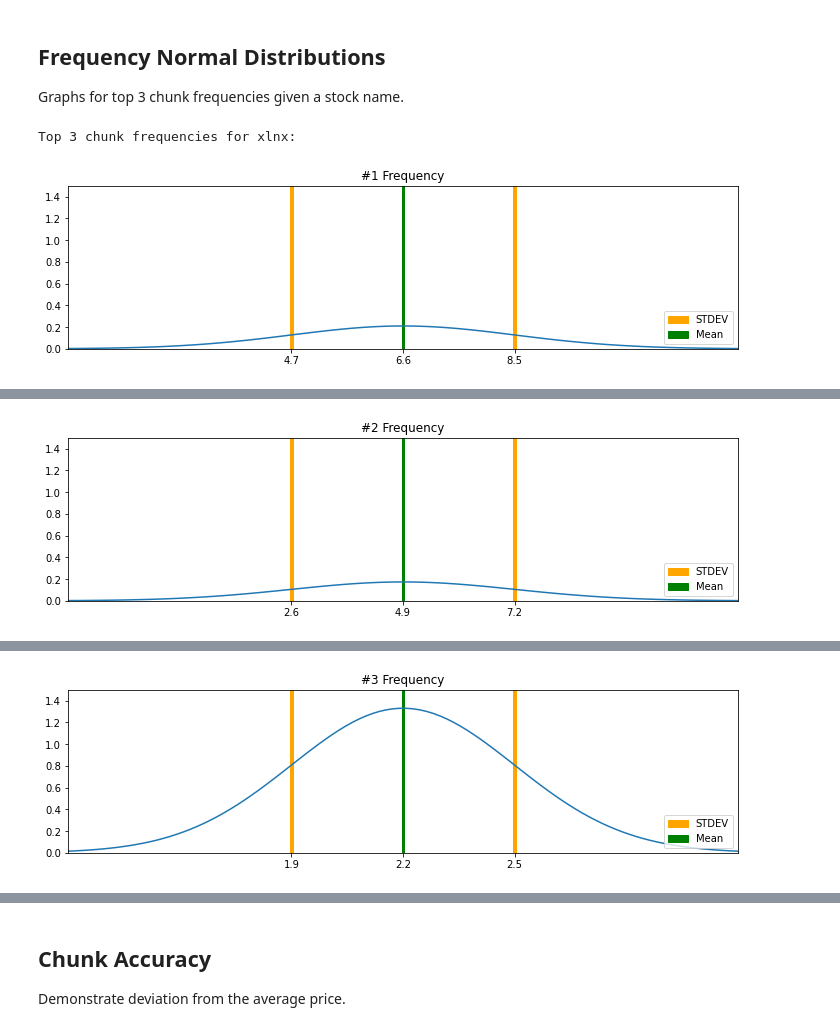
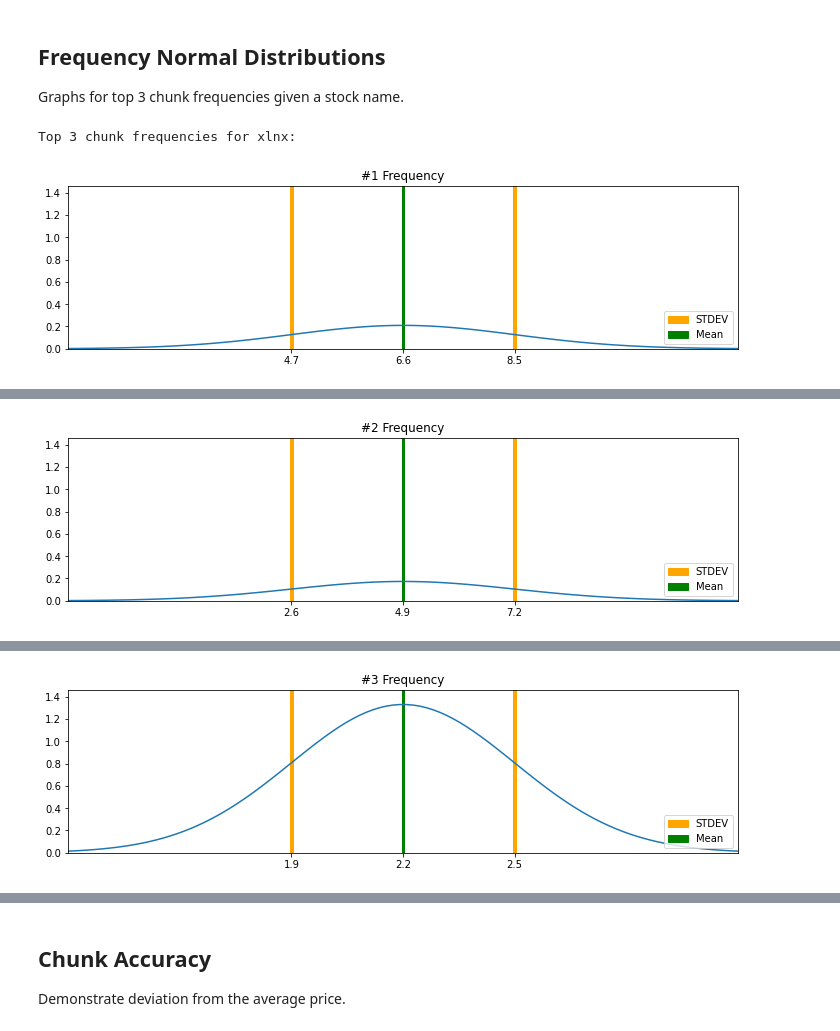
Before and after one commit to Grant-Syt/495_stock_forecast, a Jupyter notebook: stock_forecast.ipynb, the cells around one changed output, grey strips where cells are left out. Drawn from its saved outputs; the diff is of its cells as text; code cells hidden in the pictures.

Commit message:
bell curves

```diff
--- a/stock_forecast.ipynb
+++ b/stock_forecast.ipynb
@@ -876,6 +876,7 @@ ncol = chunk_info['Name']
 rows = list(ncol[ncol == stock_name].index)
 idx = rows[0]
 
+# fetch data from table
 avg1 = chunk_info['Avg #1 Freq (Years)'][idx]
 avg2 = chunk_info['Avg #2 Freq (Years)'][idx]
 avg3 = chunk_info['Avg #3 Freq (Years)'][idx]
@@ -883,6 +884,33 @@ std1 = chunk_info['Std #1 Freq (Years)'][idx]
 std2 = chunk_info['Std #2 Freq (Years)'][idx]
 std3 = chunk_info['Std #3 Freq (Years)'][idx]
 
+# get max y value for scaling
+mu = avg1
+sigma = std1
+x = np.linspace(mu - 3*sigma, mu + 3*sigma, 100)
+p1 = plt.plot(x, stats.norm.pdf(x, mu, sigma))
+plt.close() # turn off display
+
+mu = avg2
+sigma = std2
+x = np.linspace(mu - 3*sigma, mu + 3*sigma, 100)
+p2 = plt.plot(x, stats.norm.pdf(x, mu, sigma))
+plt.close() # turn off display
+
+mu = avg3
+sigma = std3
+x = np.linspace(mu - 3*sigma, mu + 3*sigma, 100)
+p3 = plt.plot(x, stats.norm.pdf(x, mu, sigma))
+plt.close() # turn off display
+
+plot_list = [p1, p2, p3]
+max_list = []
+for plot in plot_list:
+    max_list.append(max(plot[0].get_data()[1]))
+max_y = max(max_list)
+y_lim = max_y * 1.1
+
+# draw graphs
 print(f'Top 3 chunk frequencies for {stock_name}:')
 
 mu = avg1
@@ -897,9 +925,10 @@ p2 = plt.axvspan(mu-line_width, mu+line_width, color='green', zorder=0)
 plt.xticks([mu - sigma, mu, mu + sigma], labels=[str(round(mu-sigma, 1)), str(round(mu, 1)), str(round(mu+sigma, 1))])
 plt.legend(handles=[p1, p2], labels=['STDEV', 'Mean'], loc='lower right')
 plt.xlim(mu-3*sigma, mu+3*sigma)
-plt.ylim(0,1.5)
+plt.ylim(0,y_lim)
 plt.show()
-print('Above sigma is: ', sigma)
+print('Above sigma is:', sigma)
+print('Above maximum y is:', round(max_list[0], 3))
 
 mu = avg2
 sigma = std2
@@ -913,9 +942,10 @@ p2 = plt.axvspan(mu-line_width, mu+line_width, color='green', zorder=0)
 plt.xticks([mu - sigma, mu, mu + sigma], labels=[str(round(mu-sigma, 1)), str(round(mu, 1)), str(round(mu+sigma, 1))])
 plt.legend(handles=[p1, p2], labels=['STDEV', 'Mean'], loc='lower right')
 plt.xlim(mu-3*sigma, mu+3*sigma)
-plt.ylim(0,1.5)
+plt.ylim(0,y_lim)
 plt.show()
-print('Above sigma is: ', sigma)
+print('Above sigma is:', sigma)
+print('Above maximum y is:', round(max_list[1], 3))
 
 mu = avg3
 sigma = std3
@@ -929,10 +959,10 @@ p2 = plt.axvspan(mu-line_width, mu+line_width, color='green', zorder=0)
 plt.xticks([mu - sigma, mu, mu + sigma], labels=[str(round(mu-sigma, 1)), str(round(mu, 1)), str(round(mu+sigma, 1))])
 plt.legend(handles=[p1, p2], labels=['STDEV', 'Mean'], loc='lower right')
 plt.xlim(mu-3*sigma, mu+3*sigma)
-plt.ylim(0,1.5)
+plt.ylim(0,y_lim)
 plt.show()
-print('Above sigma is: ', sigma)
-print(max(p3[0].get_data()[1]))
+print('Above sigma is:', sigma)
+print('Above maximum y is:', round(max_list[2], 3))
 # %% [output]
 Top 3 chunk frequencies for xlnx:
 [figure]
@@ -942 +974 @@ Above sigma is:  2.3
-[figure, old version]
+[figure, new version]
```
Also changed, not shown: parts of 1 cell of this notebook.
